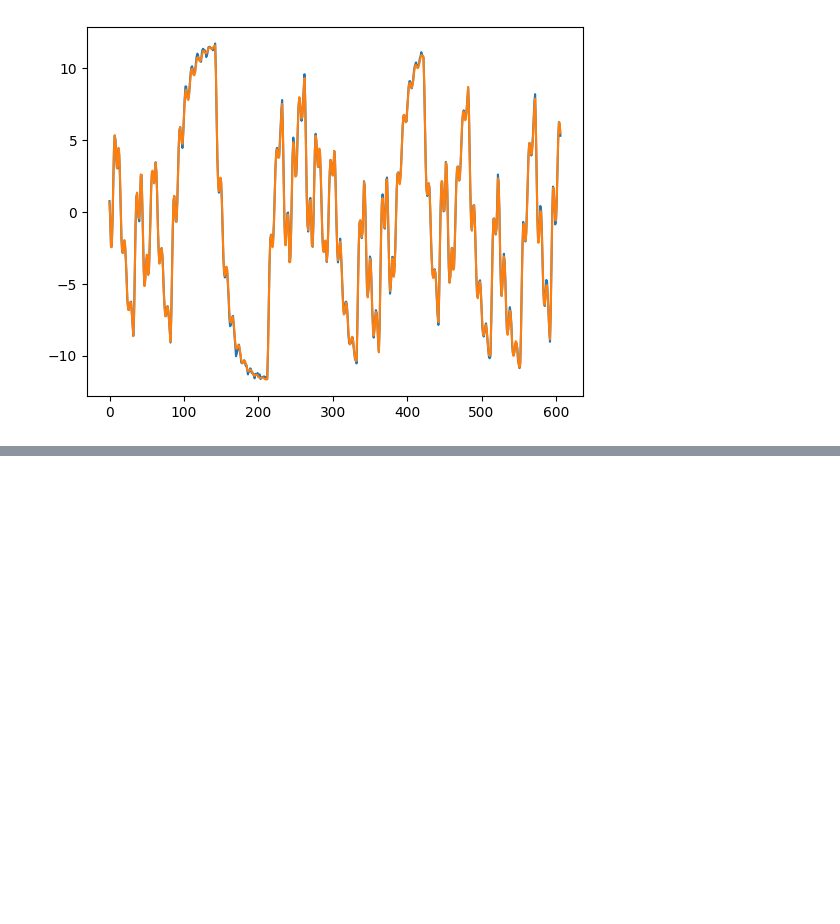
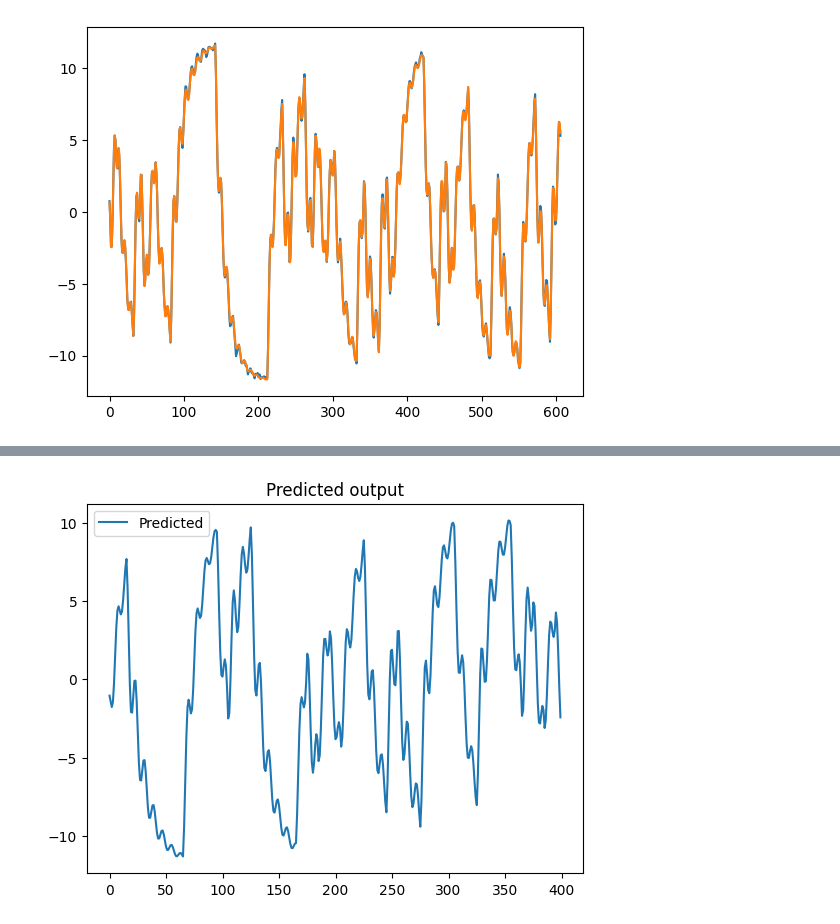
Before and after one commit to goncalomachadoribeiro/Machine-Learning-1st-Semester-2024-2025, a Jupyter notebook: Project/Problem_1_Task_2/P1_T2.ipynb, the cells around one changed output, grey strips where cells are left out. Drawn from its saved outputs; the diff is of its cells as text; code cells hidden in the pictures; blank space fills up the shorter version.

```diff
--- a/Project/Problem_1_Task_2/P1_T2.ipynb
+++ b/Project/Problem_1_Task_2/P1_T2.ipynb
@@ -418,15 +384,21 @@ KeyboardInterrupt:
 # %%
 u_combined = np.concatenate((u_train, u_test), axis=0)
 best_model = Ridge(alpha=1e-5,fit_intercept=True)
 best_model.fit(X_train,Y_train)
 y_prev_final_model = list(Y_train[-n_final:][::-1]) #careful: it should be Y_train, since we are using all the data set.
 y_pred_final_model = []
 index_first_y_test = 2040
 for k in range(index_first_y_test,len(u_combined)):
     u_val = [u_combined[k - d_final - j] for j in range(m_final + 1)]
     combined_input_final = y_prev_final_model + list(u_val)
     y_pred = best_model.predict([combined_input_final])
     y_pred_final_model.append(y_pred[0])
     y_prev_final_model = [y_pred[0]] + y_prev_final_model[:-1]
 y_pred_last_400 = y_pred_final_model[-400:]
 np.save('y_pred.npy', y_pred_last_400)
+plt.plot(y_pred_last_400, label='Predicted')
+plt.legend()
+plt.title('Predicted output')
+plt.show()
+# %% [output]
+[figure, added]
```
Also changed, not shown: parts of 7 cells of this notebook.
